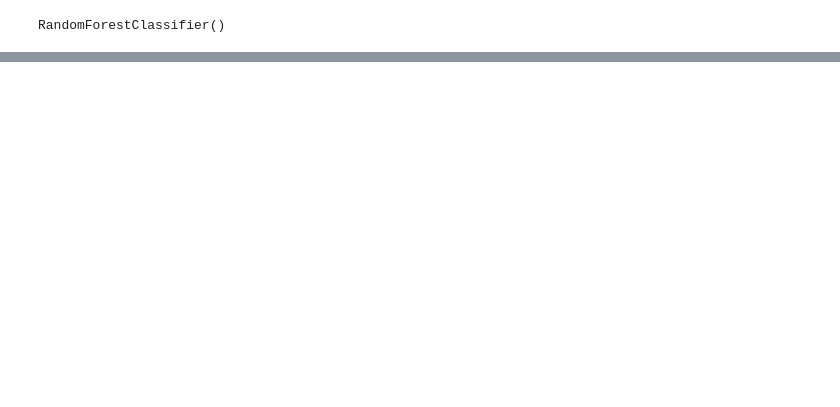
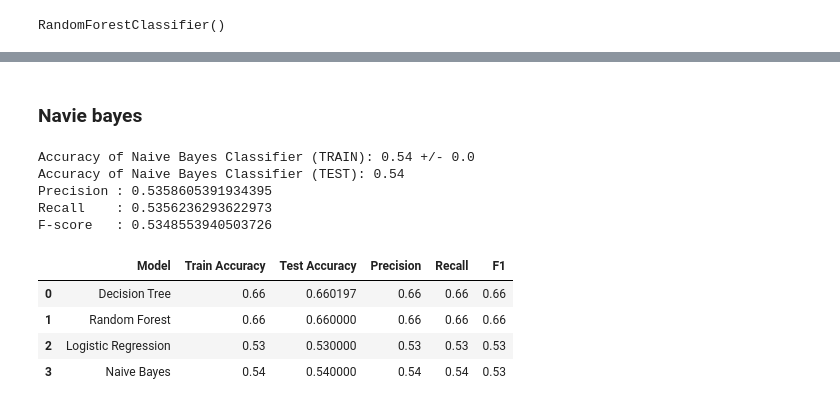
Before and after one commit to EmilioGinzo/Flight-delay, a Jupyter notebook: Project_p676p627_Emilio.ipynb, the cells around one changed output, grey strips where cells are left out. Cells and saved outputs as stored; diff of their text form; code cells hidden in the pictures; blank space fills up the shorter version.

Commit message:
aded Decision Tree, Random Forest, Logistic Regression, Naive Bayes

```diff
--- a/Project_p676p627_Emilio.ipynb
+++ b/Project_p676p627_Emilio.ipynb
@@ -645,0 +447,58 @@ in this case we create more datas for X_train and y_train. But we get the exact
+# %% [markdown]
+### Navie bayes
+# %%
+nb = GaussianNB()
+
+# calculate accuracy of train
+nb_acc = cross_val_score(nb, X_train_rd, y_train_rd, cv=10).mean()
+nb_std = cross_val_score(nb, X_train_rd, y_train_rd, cv=10).std()
+print('Accuracy of Naive Bayes Classifier (TRAIN): {} +/- {}'.format(round(nb_acc, 2), round(nb_std, 2)))
+
+# cit model
+nb.fit(X_train_rd, y_train_rd)
+
+# get predictions and probabilities
+nb_pred = nb.predict(X_test_rd)
+nb_proba = nb.predict_proba(X_test_rd)
+
+# calculate accuracy of test
+nb_acc_test = round(accuracy_score(y_test_rd, nb_pred), 2)
+print(f'Accuracy of Naive Bayes Classifier (TEST): {nb_acc_test}')
+
+# get precision, recall, f1-score
+precision, recall, fscore, support = score(y_test_rd, nb_pred, average='macro')
+print(f'Precision : {precision}')
+print(f'Recall    : {recall}')
+print(f'F-score   : {fscore}')
+
+# add model and accuracy dict to list
+perform_list.append(dict([
+    ('Model', 'Naive Bayes'),
+    ('Train Accuracy', round(nb_acc, 2)),
+    ('Test Accuracy', nb_acc_test),
+    ('Precision', round(precision, 2)),
+    ('Recall', round(recall, 2)),
+    ('F1', round(fscore, 2))
+     ]))
+
+# add model to list
+models.append('Naive Bayes')
+
+# add proba score to list
+proba_score.append(nb_proba)
+# %% [output]
+Accuracy of Naive Bayes Classifier (TRAIN): 0.54 +/- 0.0
+Accuracy of Naive Bayes Classifier (TEST): 0.54
+Precision : 0.5358605391934395
+Recall    : 0.5356236293622973
+F-score   : 0.5348553940503726
+# %%
+model_performance = pd.DataFrame(data=perform_list)
+model_performance = model_performance[['Model', 'Train Accuracy', 'Test Accuracy', 'Precision', 'Recall', 'F1']]
+model_performance
+# %% [output]
+|  | Model | Train Accuracy | Test Accuracy | Precision | Recall | F1 |
+| 0 | Decision Tree | 0.66 | 0.660197 | 0.66 | 0.66 | 0.66 |
+| 1 | Random Forest | 0.66 | 0.660000 | 0.66 | 0.66 | 0.66 |
+| 2 | Logistic Regression | 0.53 | 0.530000 | 0.53 | 0.53 | 0.53 |
+| 3 | Naive Bayes | 0.54 | 0.540000 | 0.54 | 0.54 | 0.53 |
```
Also changed, not shown: parts of 82 cells of this notebook.
